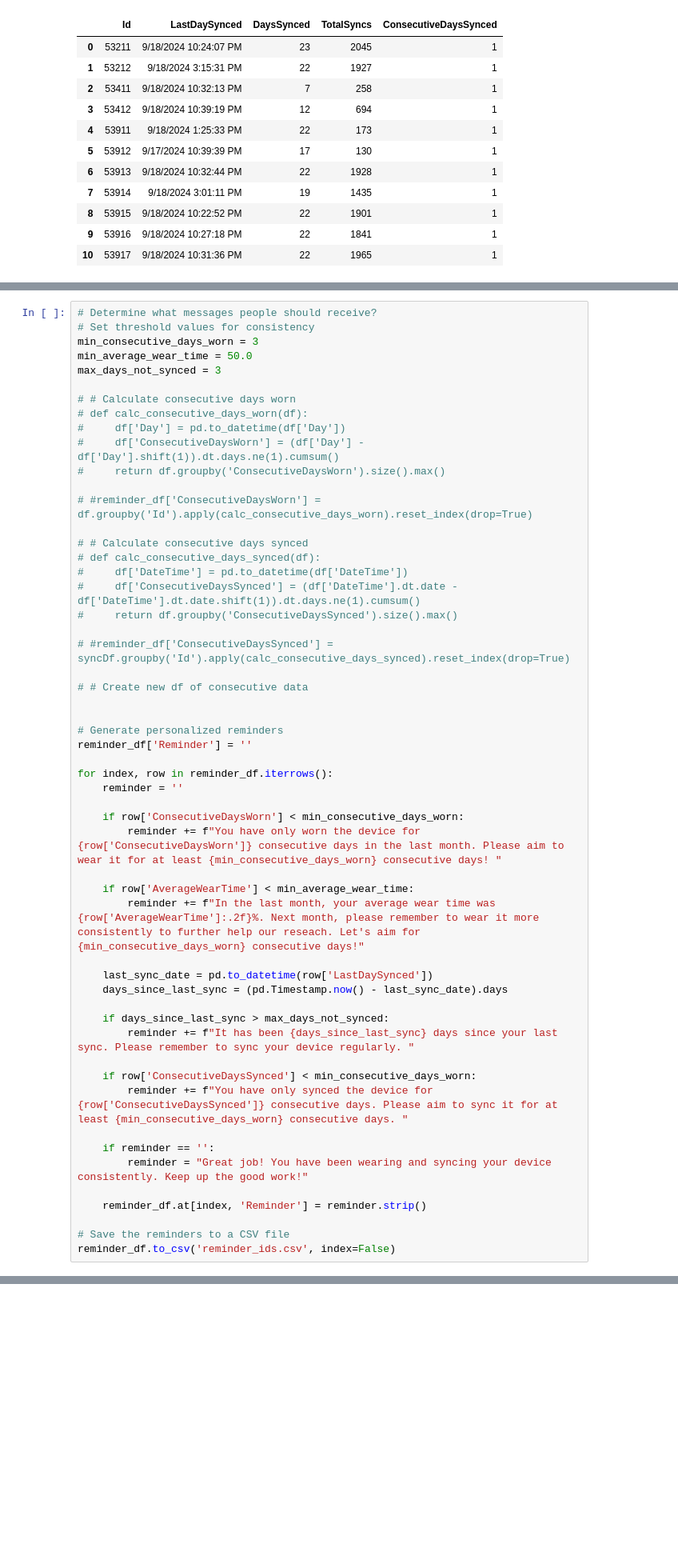
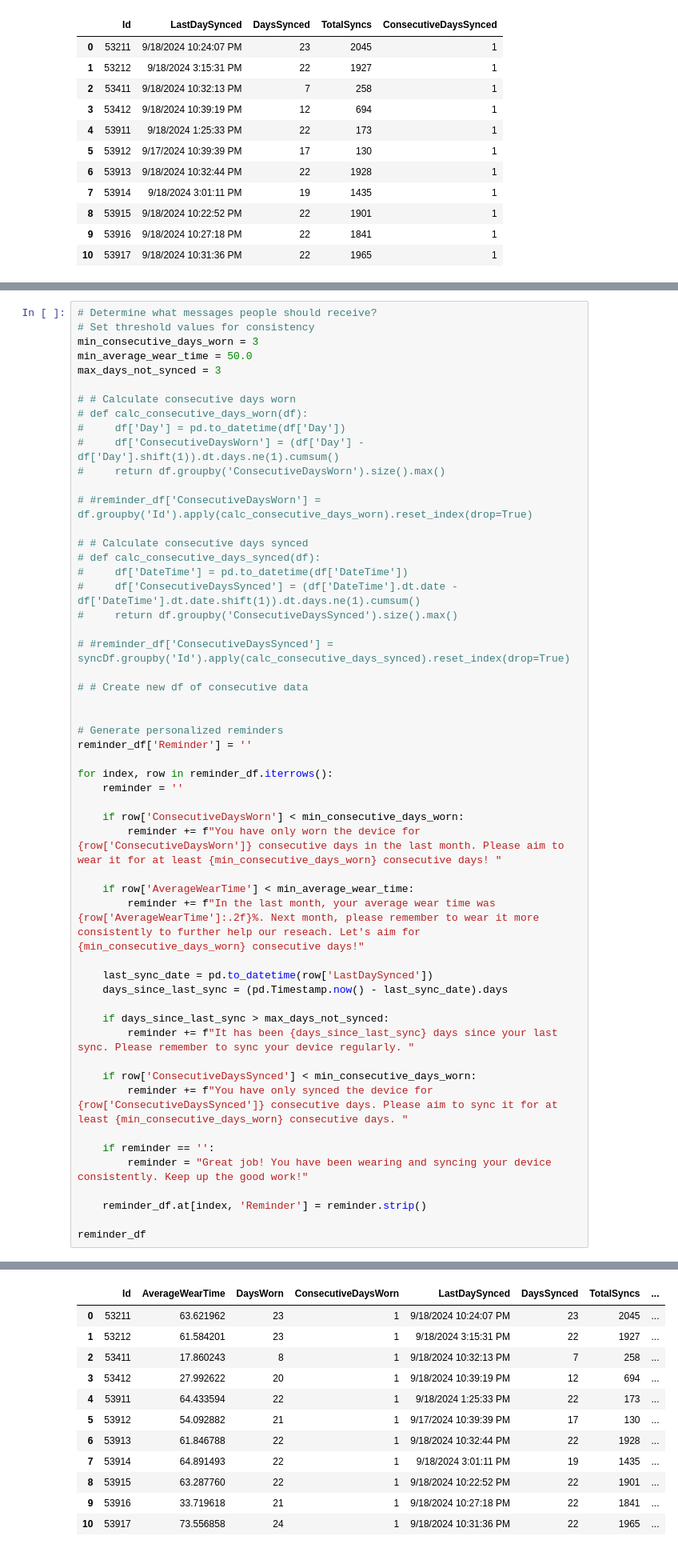
Before and after one commit to CeciliaDurst/HTV_DataManipulations, a Jupyter notebook: Additional Scripts/reminder/reminder.ipynb, the cells around one changed output, grey strips where cells are left out. Shown: that part at 80% size. Saved outputs shown, nothing was run; the diff lists cells and outputs as text; blank space fills up the shorter version.

```diff
--- a/Additional Scripts/reminder/reminder.ipynb
+++ b/Additional Scripts/reminder/reminder.ipynb
@@ -194,6 +194,5 @@ for index, row in reminder_df.iterrows():
 
     reminder_df.at[index, 'Reminder'] = reminder.strip()
 
-# Save the reminders to a CSV file
-reminder_df.to_csv('reminder_ids.csv', index=False)
+reminder_df
 # %% [output]
@@ -200,0 +199,12 @@ SyntaxError: invalid syntax (2937719817.py, line 20)
+|  | Id | AverageWearTime | DaysWorn | ConsecutiveDaysWorn | LastDaySynced | DaysSynced | TotalSyncs | ... |
+| 0 | 53211 | 63.621962 | 23 | 1 | 9/18/2024 10:24:07 PM | 23 | 2045 | ... |
+| 1 | 53212 | 61.584201 | 23 | 1 | 9/18/2024 3:15:31 PM | 22 | 1927 | ... |
+| 2 | 53411 | 17.860243 | 8 | 1 | 9/18/2024 10:32:13 PM | 7 | 258 | ... |
+| 3 | 53412 | 27.992622 | 20 | 1 | 9/18/2024 10:39:19 PM | 12 | 694 | ... |
+| 4 | 53911 | 64.433594 | 22 | 1 | 9/18/2024 1:25:33 PM | 22 | 173 | ... |
+| 5 | 53912 | 54.092882 | 21 | 1 | 9/17/2024 10:39:39 PM | 17 | 130 | ... |
+| 6 | 53913 | 61.846788 | 22 | 1 | 9/18/2024 10:32:44 PM | 22 | 1928 | ... |
+| 7 | 53914 | 64.891493 | 22 | 1 | 9/18/2024 3:01:11 PM | 19 | 1435 | ... |
+| 8 | 53915 | 63.287760 | 22 | 1 | 9/18/2024 10:22:52 PM | 22 | 1901 | ... |
+| 9 | 53916 | 33.719618 | 21 | 1 | 9/18/2024 10:27:18 PM | 22 | 1841 | ... |
+| 10 | 53917 | 73.556858 | 24 | 1 | 9/18/2024 10:31:36 PM | 22 | 1965 | ... |
```
Also changed, not shown: parts of 3 cells of this notebook.
